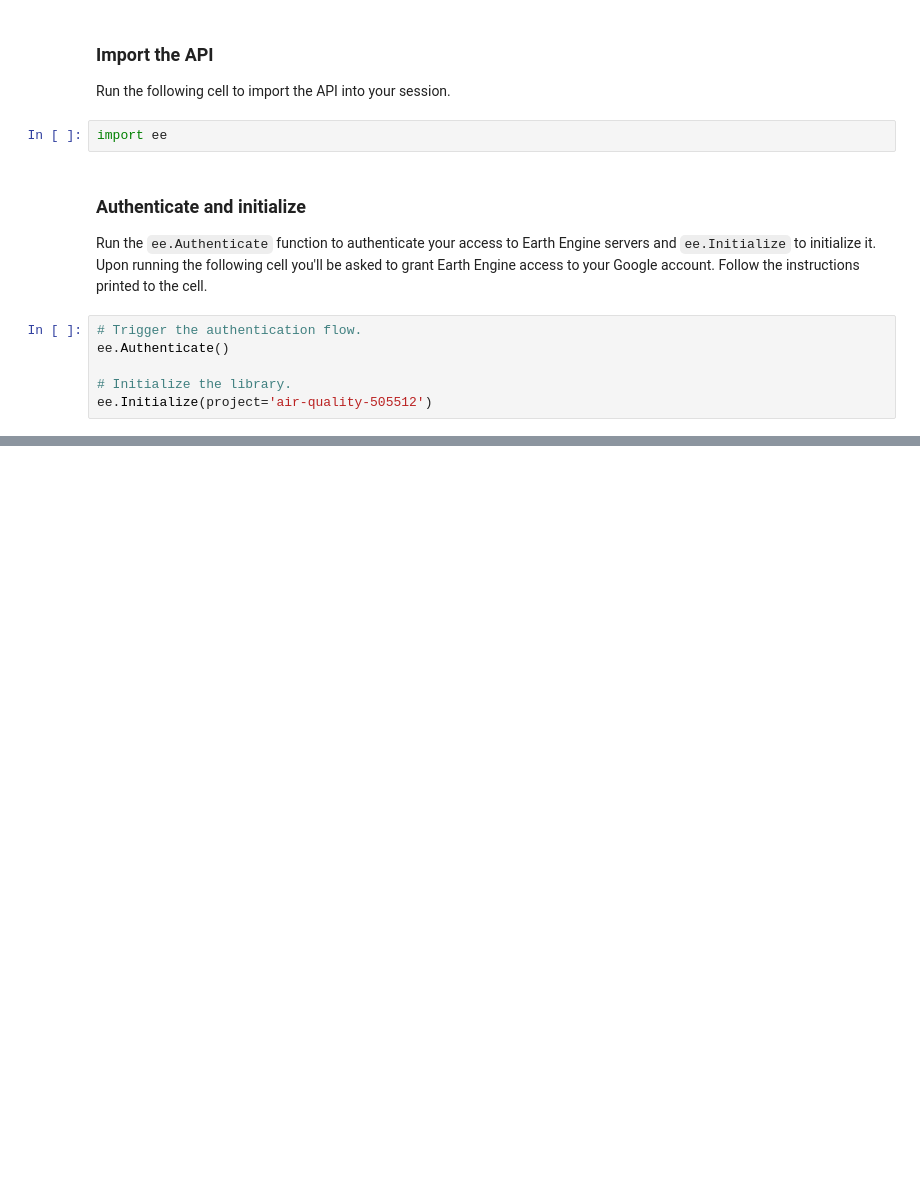
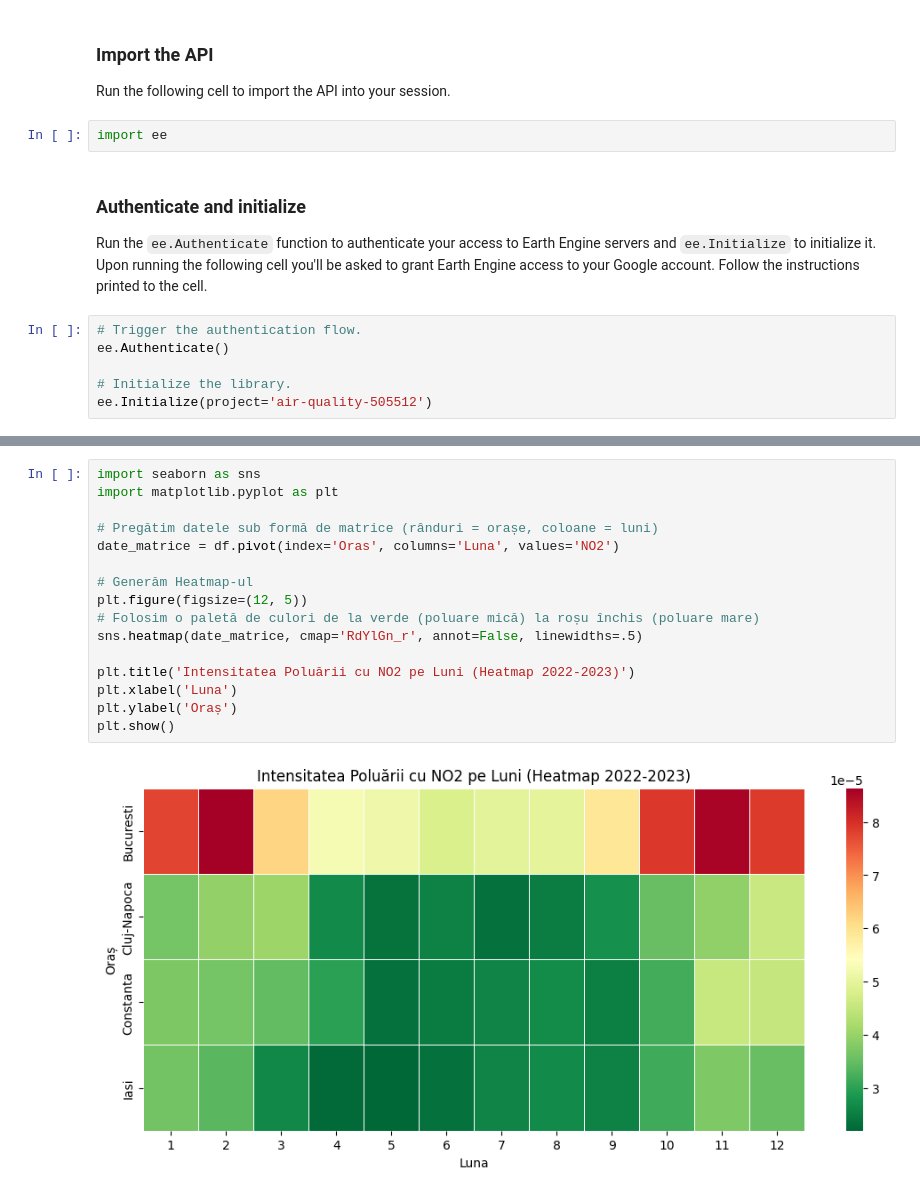
Before and after one commit to alexgoga213/ROSPIN-Summer-School, a Jupyter notebook: guides/linked/ee-api-colab-setup.ipynb, the cells around one changed output, grey strips where cells are left out. Saved outputs shown, nothing was run; the diff lists cells and outputs as text; blank space fills up the shorter version.

```diff
--- a/guides/linked/ee-api-colab-setup.ipynb
+++ b/guides/linked/ee-api-colab-setup.ipynb
@@ -138,0 +254,18 @@ plt.show()
+# %%
+import seaborn as sns
+import matplotlib.pyplot as plt
+
+# Pregătim datele sub formă de matrice (rânduri = orașe, coloane = luni)
+date_matrice = df.pivot(index='Oras', columns='Luna', values='NO2')
+
+# Generăm Heatmap-ul
+plt.figure(figsize=(12, 5))
+# Folosim o paletă de culori de la verde (poluare mică) la roșu închis (poluare mare)
+sns.heatmap(date_matrice, cmap='RdYlGn_r', annot=False, linewidths=.5)
+
+plt.title('Intensitatea Poluării cu NO2 pe Luni (Heatmap 2022-2023)')
+plt.xlabel('Luna')
+plt.ylabel('Oraș')
+plt.show()
+# %% [output]
+[figure, added]
```
Also changed, not shown: parts of 18 cells of this notebook.
